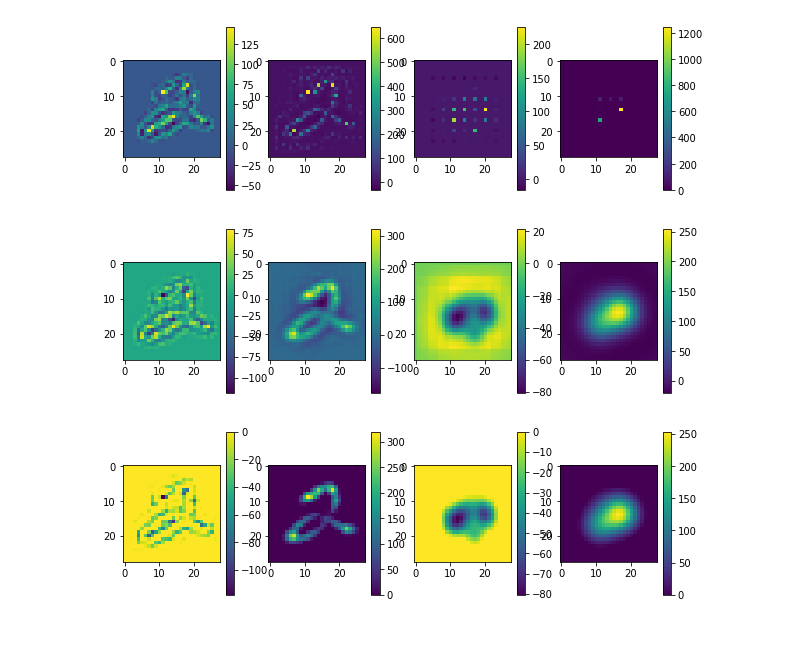
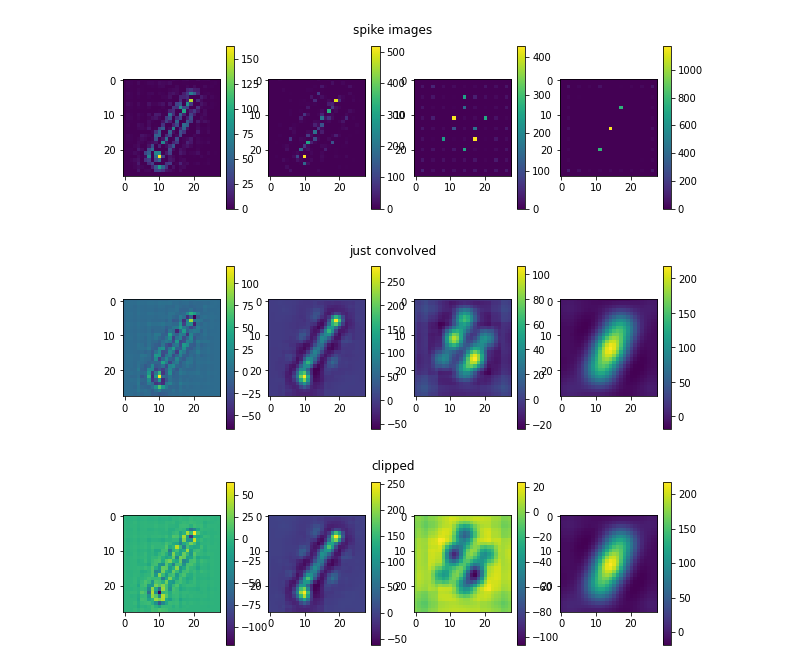
Before and after one commit to chanokin/convert_to_roc, a Jupyter notebook: load_and_read_notebooks/test_read_mnist.ipynb, the cells around one changed output. Saved outputs shown, nothing was run; the diff lists cells and outputs as text; code cells hidden in the pictures; blank space fills up the shorter version.

Commit message:
revert to openCV 2D conv

```diff
--- a/load_and_read_notebooks/test_read_mnist.ipynb
+++ b/load_and_read_notebooks/test_read_mnist.ipynb
@@ -52,7 +52,8 @@ kernels = fcl.kernels.full_kernels
 fig = plt.figure(figsize=(12, 4))
 for k in kernels:
     ax = plt.subplot(2, 4, k+1)
-#     ax.set_title("{}\n{}".format(np.sum(kernels[k]), np.sum(kernels[k]**2)))
+    ax.set_title("sum = {:.4f}\n self corr = {:.4f}".format(np.sum(kernels[k]), np.sum(kernels[k]**2)))
+    ki = kernels[k]
 
     vmax = np.max(np.abs(kernels[k]))
     im = plt.imshow(kernels[k], cmap='inferno', vmin=-vmax, vmax=vmax)
@@ -81,5 +82,5 @@ Loaded correlations from file
 # %%
-dir_name = "../mnist_output/train/9"
+dir_name = "../output_spikes/train/1"
 files = glob.glob(os.path.join(dir_name, '*'))
 print(len(files))
 # %% [output]
@@ -87,5 +88,5 @@ print(len(files))
 # %%
-dir_name = "../mnist_output/train/2"
+# dir_name = "../mnist_output/train/2"
 files = glob.glob(os.path.join(dir_name, '*'))
 
 spikes = []
@@ -98,6 +99,7 @@ for f in files[-1:]:
     spikes[:] = data['focal_spikes']
     images = spike_trains_to_images_g(spikes, data['grayscale_image'])
     fig = plt.figure(figsize=(10, 3))
+    plt.suptitle("spike images")
     for i in images:
         k = images[i]
         ax = plt.subplot(1, 4, i+1)
@@ -111,56 +113,97 @@ for f in files[-1:]:
         for k in images
     ]
     clipped_imgs = []
+
     fig = plt.figure(figsize=(10, 3))
+    plt.suptitle("just convolved")
     for i, k in enumerate(conv_images):
         upper = np.inf if i in [1, 3] else 0.0
         lower = 0.0 if i in [1, 3] else -np.inf
-        clipped_imgs.append(np.clip(k, lower, upper))
+#         clipped_imgs.append(np.clip(k, lower, upper))
+        clipped_imgs.append(np.clip(k, -255., 255.))
+
         ax = plt.subplot(1, 4, i+1)
-        im = plt.imshow(k)
+        im = plt.imshow((k if i in [1, 3] else -k))
         plt.colorbar(im)
     plt.savefig('convolved_images.png')
 
+    #
+
     fig = plt.figure(figsize=(10, 3))
+    plt.suptitle('clipped')
     for i, k in enumerate(clipped_imgs):
         ax = plt.subplot(1, 4, i+1)
         im = plt.imshow(k)
         plt.colorbar(im)
 
     s = np.sum(conv_images, axis=0)
     c = np.sum(clipped_imgs, axis=0)
 #     s[:, -1] = 0
 #     s[:, 0] = 0
 #     s[-1, :] = 0
 #     s[0, :] = 0
 #     min_s = np.min(s)
 #     if min_s < 0:
 #         s += np.min(s)
 #     s = np.clip(s, 0, 255)
-    plt.figure(figsize=(10, 3))
-    ax = plt.subplot(1, 4, 1)
+    plt.figure(figsize=(15, 7))
+    plt.suptitle('reconstruction comparison')
+    ax = plt.subplot(2, 4, 1)
     ax.set_title('recons')
-    im = plt.imshow(s, cmap='gray')
+#     im = plt.imshow(np.clip(s, 0, 255), cmap='gray')
+    sn = (s - s.mean()) / s.var()
+#     sn = (s - s.min())
+#     sn *= (255./sn.max())
+    im = plt.imshow(sn, cmap='gray')
     plt.colorbar(im)
 
-    ax = plt.subplot(1, 4, 2)
+    ax = plt.subplot(2, 4, 2)
+    ax.set_title('clip')
+    cn = (c - c.mean()) / c.var()
+#     cn = (c - c.min())
+#     cn *= (255./cn.max())
+    im = plt.imshow(cn, cmap='gray')
+
+#     im = plt.imshow(np.clip(c, 0, 255), cmap='gray')
+#     im = plt.imshow(c, cmap='gray')
+    plt.colorbar(im)
+
+
+    ax = plt.subplot(2, 4, 3)
     ax.set_title('gray')
     im = plt.imshow(data['grayscale_image'], cmap='gray')
     plt.colorbar(im)
 
-    ax = plt.subplot(1, 4, 3)
+    ax = plt.subplot(2, 4, 4)
     ax.set_title('color')
     im = plt.imshow(data['color_image'].astype('uint8'))
     plt.colorbar(im)
 
-#     ax = plt.subplot(1, 4, 4)
-# #     im = plt.imshow(np.clip(c, 0, 255))
-#     ax.set_title('clip')
-#     im = plt.imshow(c)
-#     plt.colorbar(im)
+    gray = data['grayscale_image']
+    gn = (gray - gray.mean()) / gray.var()
+#     gn = gray
+    diff = gn - sn
+    vmax = np.max(np.abs(diff))
+    vmin = -vmax
+    rmse = np.sqrt(np.mean(diff**2))
+    ax = plt.subplot(2, 4, 5)
+    ax.set_title('diff conv rmse={:.6f}'.format(rmse))
+    im = plt.imshow(diff, cmap='gray', vmin=vmin, vmax=vmax)
+    plt.colorbar(im)
+
+    ax = plt.subplot(2, 4, 6)
+    diff = gn - cn
+    vmax = np.max(np.abs(diff))
+    vmin = -vmax
+    rmse = np.sqrt(np.mean(diff**2))
+    ax.set_title('diff clip rmse={:.6f}'.format(rmse))
+    im = plt.imshow(diff, cmap='gray', vmin=vmin, vmax=vmax)
+    plt.colorbar(im)
+
+
     plt.savefig('reconstruction')
     plt.show()
 # %% [output]
-[figure, old version]
+[figure, new version]
-[figure, old version]
+[figure, new version]
-[figure, old version]
+[figure, new version]
```
Also changed, not shown: parts of 4 cells of this notebook, 2 other files.
